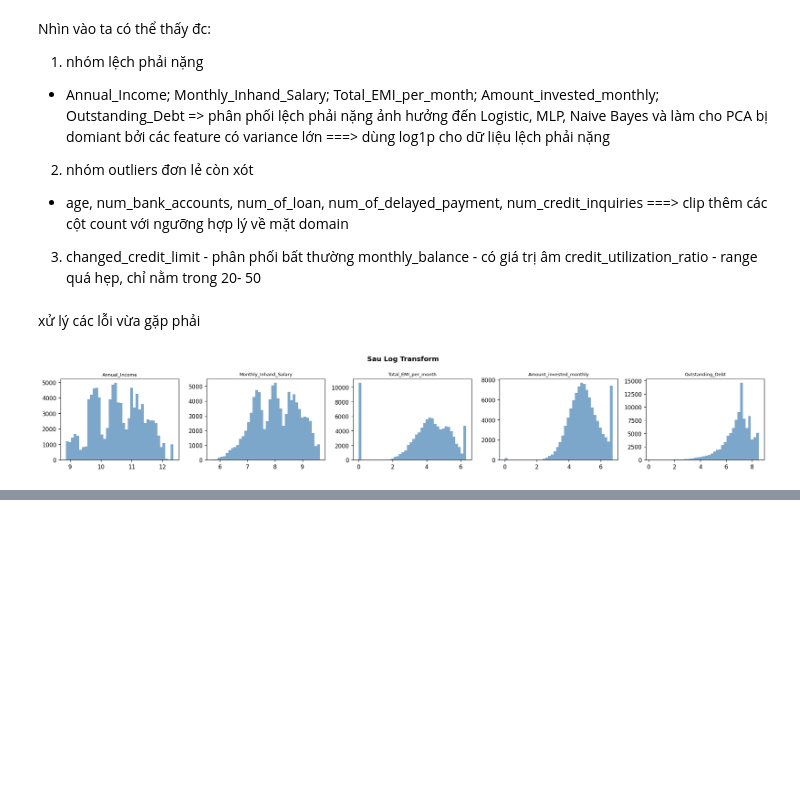
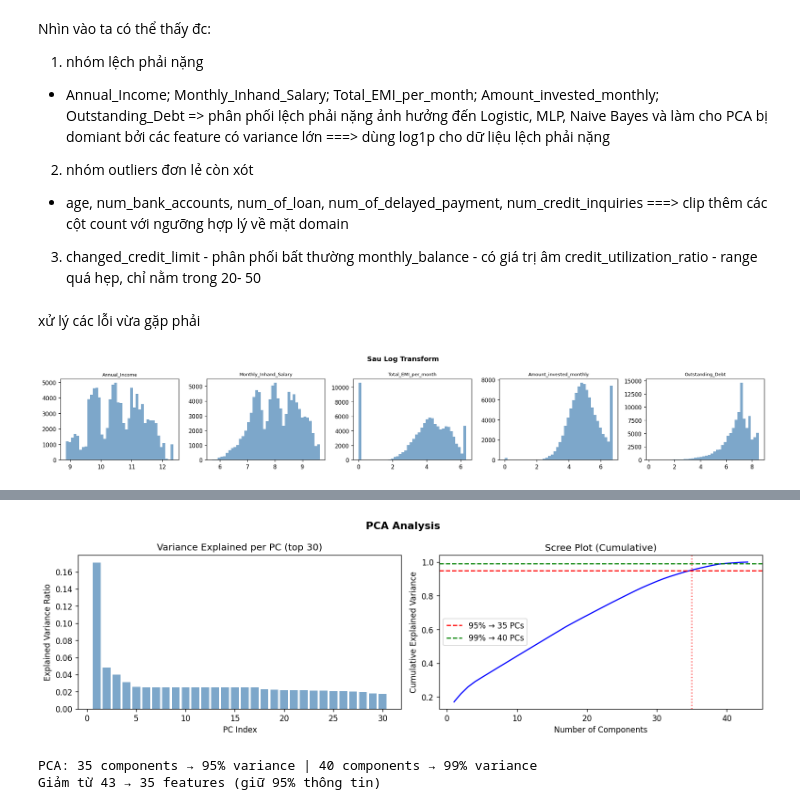
Before and after one commit to VietAnh-205/ml_project_final, a Jupyter notebook: ml_project.ipynb, the cells around one changed output, grey strips where cells are left out. Cells and saved outputs as stored; diff of their text form; code cells hidden in the pictures; blank space fills up the shorter version.

Commit message:
next version

```diff
--- a/ml_project.ipynb
+++ b/ml_project.ipynb
@@ -647,0 +747,49 @@ fig.show()
+# %%
+feature_cols = [c for c in df_enc.columns if c not in ['Credit_Score', 'Customer_ID']]
+X_all = df_enc[feature_cols]
+y_all = df_enc['Credit_Score']
+groups = df_enc["Customer_ID"]
+
+gss = GroupShuffleSplit(n_splits=1, test_size=0.2, random_state=42)
+train_idx, test_idx = next(gss.split(X_all, y_all, groups))
+X_train = X_all.iloc[train_idx].reset_index(drop=True)
+X_test  = X_all.iloc[test_idx].reset_index(drop=True)
+y_train = y_all.iloc[train_idx].reset_index(drop=True)
+y_test  = y_all.iloc[test_idx].reset_index(drop=True)
+# %%
+scaler = StandardScaler()
+X_train_scaled = scaler.fit_transform(X_train)
+X_test_scaled  = scaler.transform(X_test)
+# %%
+pca_analysis = PCA(random_state=42)
+pca_analysis.fit(X_train_scaled)
+
+cumvar = np.cumsum(pca_analysis.explained_variance_ratio_)
+n_95   = np.argmax(cumvar >= 0.95) + 1
+n_99   = np.argmax(cumvar >= 0.99) + 1
+
+fig, axes = plt.subplots(1, 2, figsize=(13, 4))
+
+axes[0].bar(range(1, 31), pca_analysis.explained_variance_ratio_[:30],
+            color='steelblue', alpha=0.7)
+axes[0].set_xlabel('PC Index')
+axes[0].set_ylabel('Explained Variance Ratio')
+axes[0].set_title('Variance Explained per PC (top 30)')
+
+axes[1].plot(range(1, len(cumvar)+1), cumvar, 'b-', linewidth=1.5)
+axes[1].axhline(0.95, color='r',  linestyle='--', label=f'95% → {n_95} PCs')
+axes[1].axhline(0.99, color='g',  linestyle='--', label=f'99% → {n_99} PCs')
+axes[1].axvline(n_95, color='r',  linestyle=':',  alpha=0.7)
+axes[1].set_xlabel('Number of Components')
+axes[1].set_ylabel('Cumulative Explained Variance')
+axes[1].set_title('Scree Plot (Cumulative)')
+axes[1].legend()
+
+fig.suptitle('PCA Analysis', fontsize=13, fontweight='bold')
+plt.tight_layout()
+plt.savefig('07_pca_scree.png', dpi=150, bbox_inches='tight')
+plt.show()
+# %% [output]
+[figure, added]
+PCA: 35 components → 95% variance | 40 components → 99% variance
+Giảm từ 43 → 35 features (giữ 95% thông tin)
```
Also changed, not shown: parts of 15 cells of this notebook, 4 other files.
